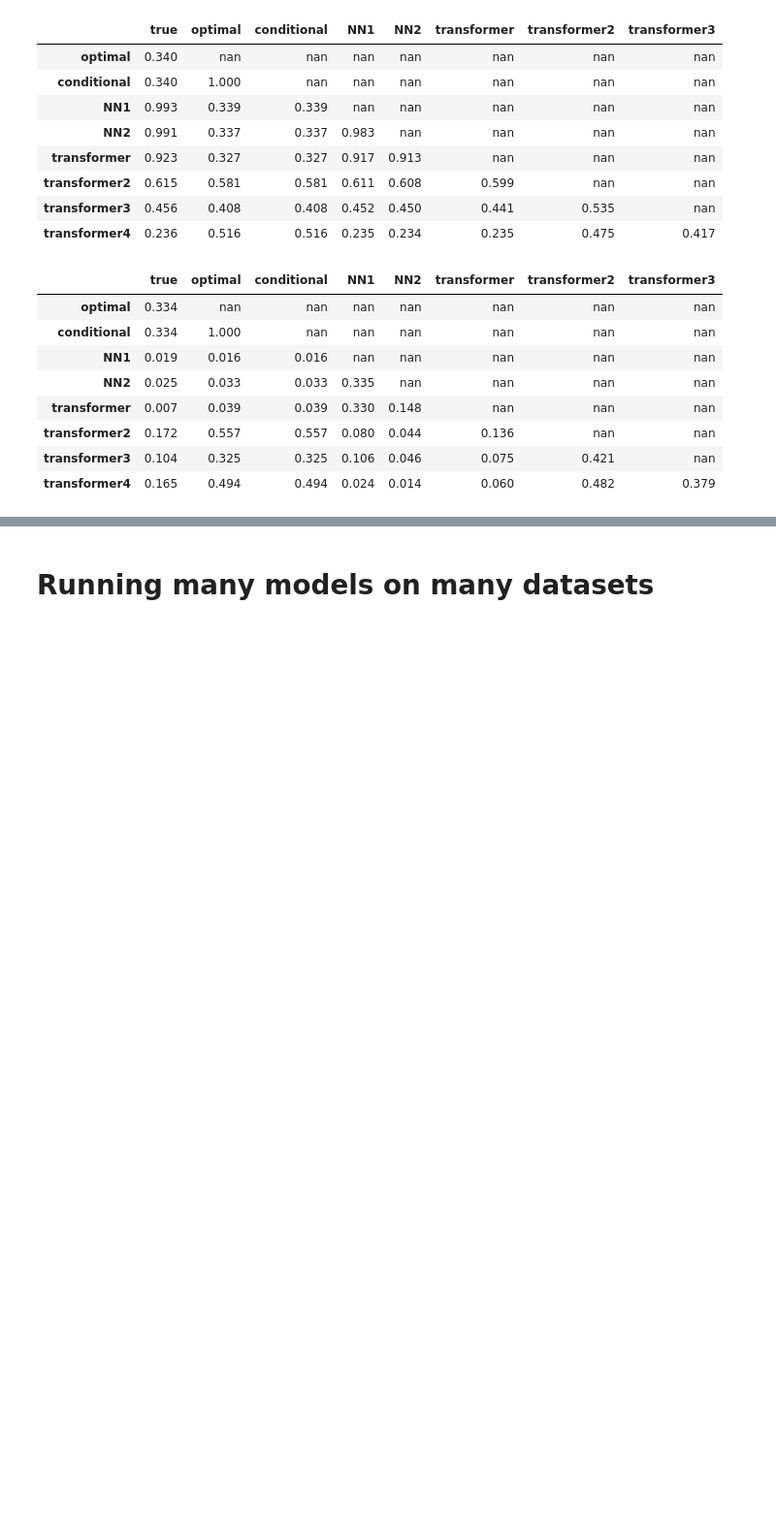
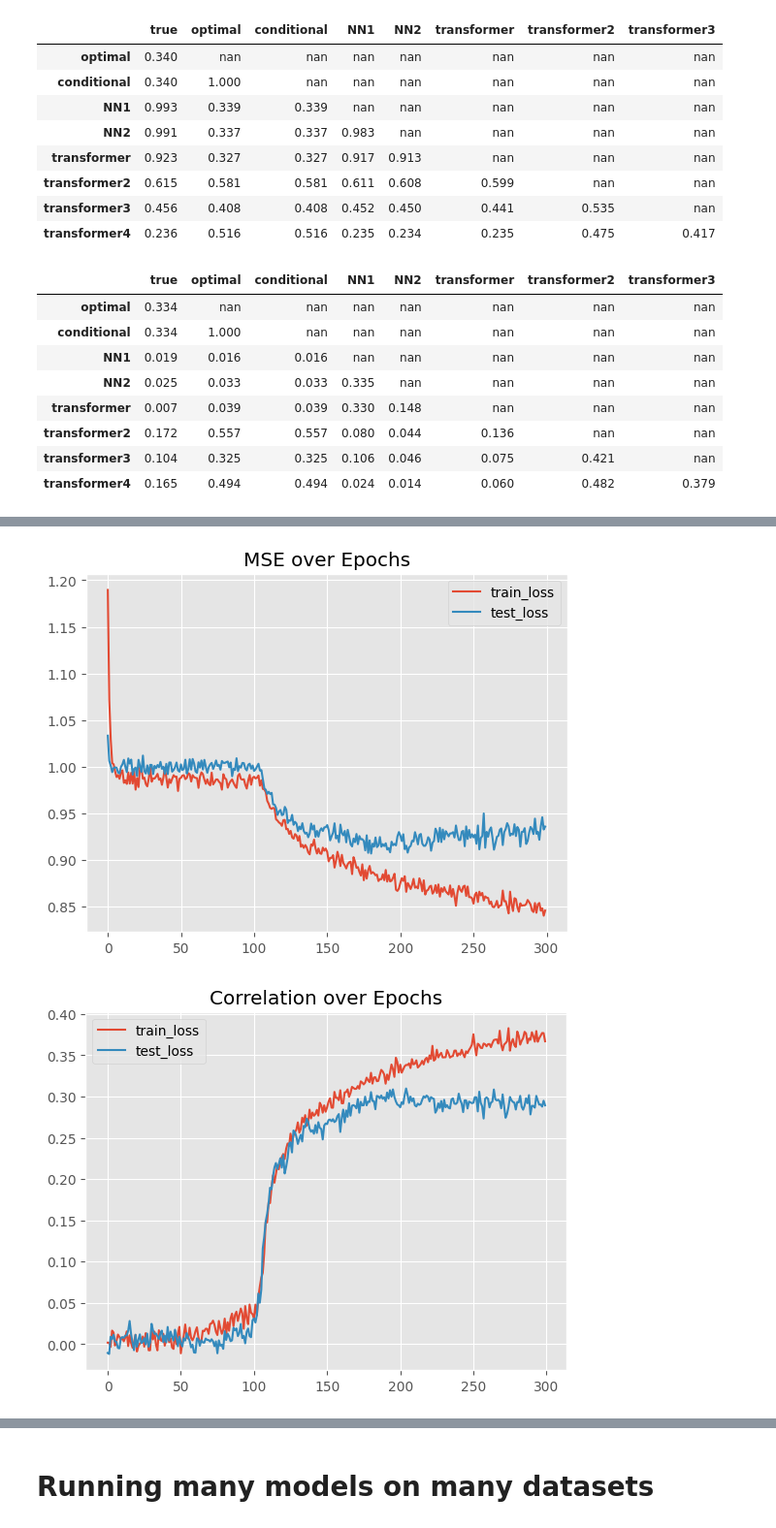
Before and after one commit to cyrilgarcia009/TSNN, a Jupyter notebook: notebooks/compare_models1.ipynb, the cells around one changed output, grey strips where cells are left out. Shown at 97% size. Cells and saved outputs as stored; diff of their text form; code cells hidden in the pictures; blank space fills up the shorter version.

```diff
--- a/notebooks/compare_models1.ipynb
+++ b/notebooks/compare_models1.ipynb
@@ -1015,0 +1560,12 @@ comp.correl(z, mode='test')
+# %%
+mask = causal_mask
+mask = build_attention_mask(mask, 10, device=device)
+def custom_mask_mod(b, h, q_idx, kv_idx):
+    return mask[q_idx, kv_idx]
+
+m = DualAttentionTransformerSparse(Config.n_ts, Config.n_f, 10, mask=mask, dropout=0.5, dim_feedforward=128, sparsify=keep_topk_per_row).to(device)
+optimizer = torch.optim.AdamW(m.parameters(), lr=0.001)
+# optimizer = torch.optim.SGD(m.parameters(), lr=0.001)
+
+
+model_sparse2 = torch_benchmarks.TorchWrapper(m, optimizer=optimizer)
@@ -1015,0 +1577,5 @@ comp.correl(z, mode='test')
+# %%
+model_sparse2.fit(z.train, test=z.test, epochs=200)
+# %% [output]
+[figure, added]
+[figure, added]
```
Also changed, not shown: parts of 28 cells of this notebook.
